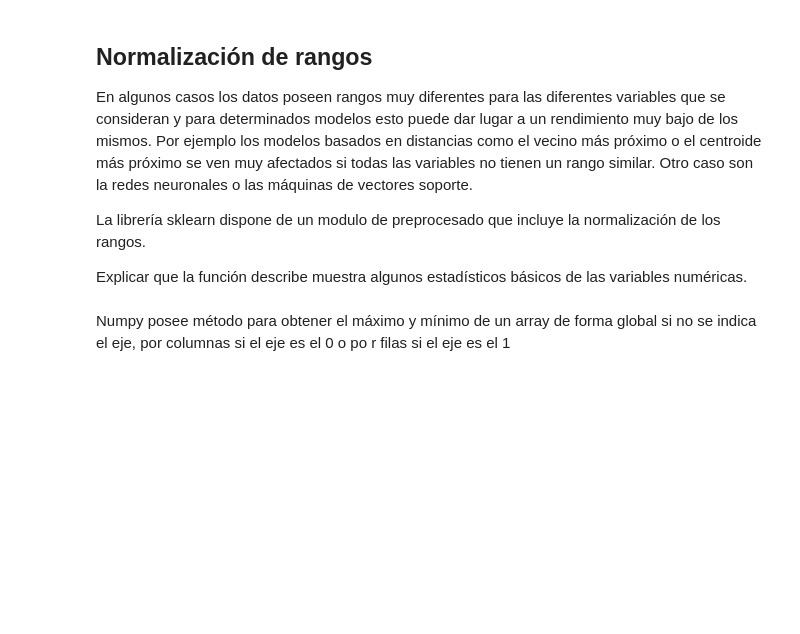
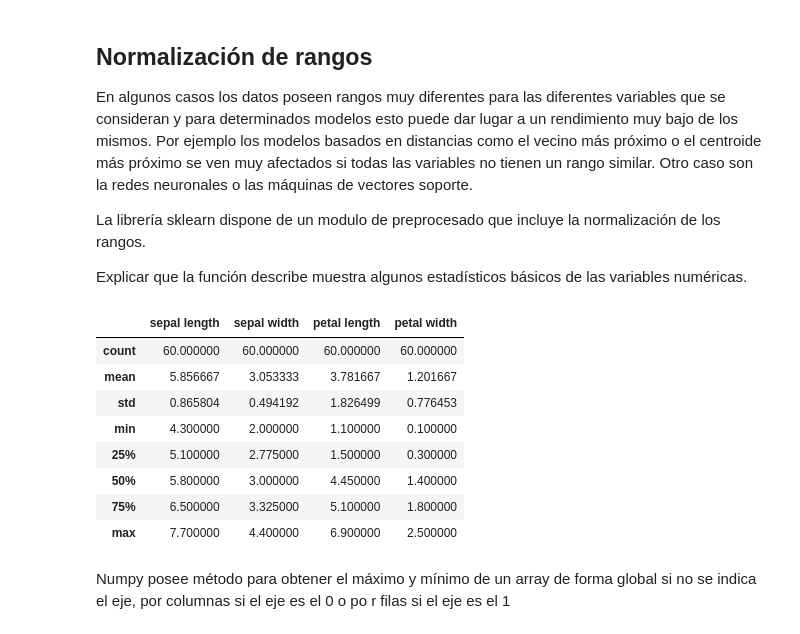
Before and after one commit to miguel-kjh/AA1, a Jupyter notebook: parte1/practica2.ipynb, the cells around one changed output. Saved outputs shown, nothing was run; the diff lists cells and outputs as text; code cells hidden in the pictures; blank space fills up the shorter version.

```diff
--- a/parte1/practica2.ipynb
+++ b/parte1/practica2.ipynb
@@ -47,8 +131,18 @@ La librería sklearn dispone de un modulo de preprocesado que incluye la normali
 
 Explicar que la función describe muestra algunos estadísticos básicos de las variables numéricas.
 # %%
-df = pd.read_csv('iris-small.csv')
+df = pd.read_csv('data/iris-small.csv')
 df.describe()
+# %% [output]
+|  | sepal length | sepal width | petal length | petal width |
+| count | 60.000000 | 60.000000 | 60.000000 | 60.000000 |
+| mean | 5.856667 | 3.053333 | 3.781667 | 1.201667 |
+| std | 0.865804 | 0.494192 | 1.826499 | 0.776453 |
+| min | 4.300000 | 2.000000 | 1.100000 | 0.100000 |
+| 25% | 5.100000 | 2.775000 | 1.500000 | 0.300000 |
+| 50% | 5.800000 | 3.000000 | 4.450000 | 1.400000 |
+| 75% | 6.500000 | 3.325000 | 5.100000 | 1.800000 |
+| max | 7.700000 | 4.400000 | 6.900000 | 2.500000 |
 # %% [markdown]
 Numpy posee método para obtener el máximo y mínimo de un array de forma global si no se indica el eje, por columnas si el eje es el 0 o po r filas si el eje es el 1
 # %% [markdown]
```
Also changed, not shown: parts of 17 cells of this notebook, 4 other files.
